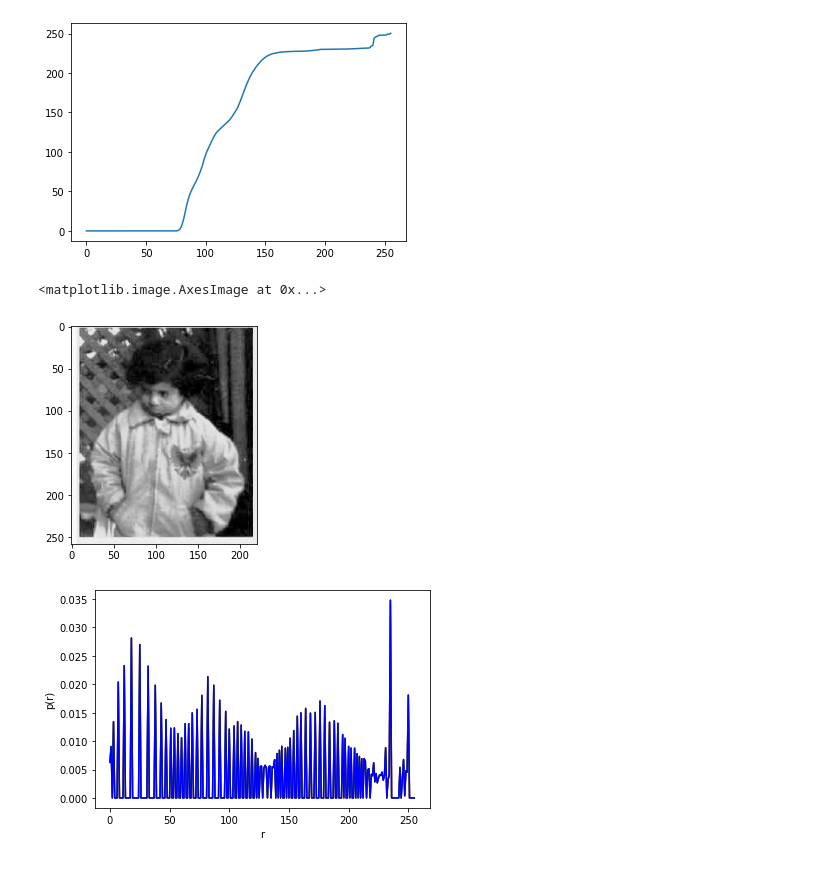
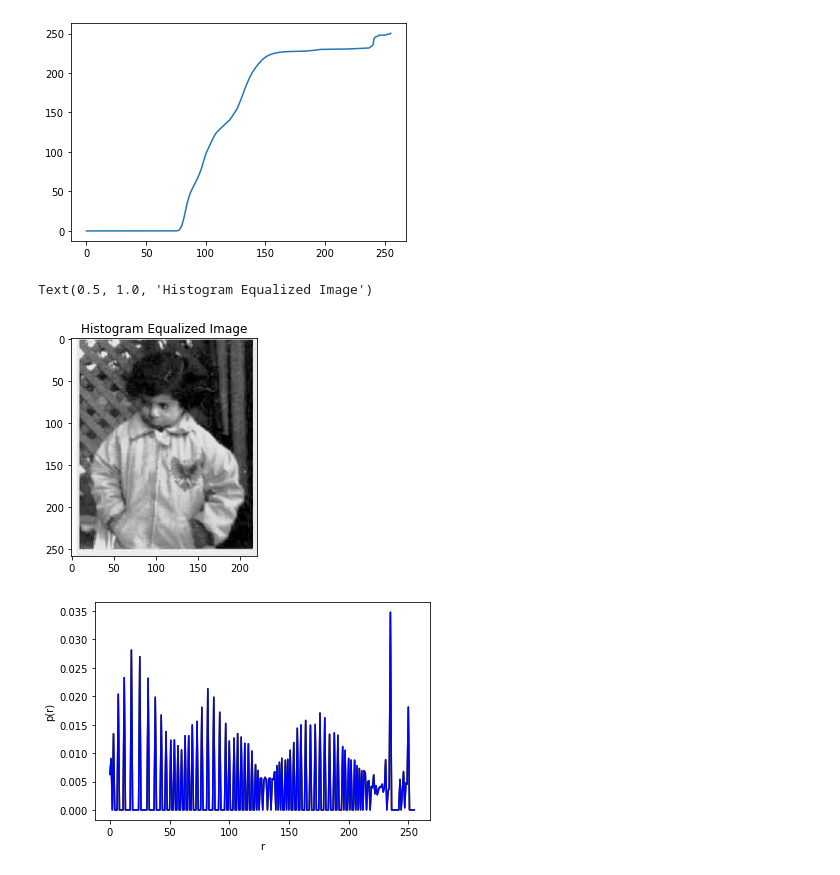
Before and after one commit to rad-mit/CS5102-Digital-Image-Processing-Project, a Jupyter notebook: Assignments/Assignment-5/DIP_Assignment_5.ipynb, the cells around one changed output. Drawn from its saved outputs; the diff is of its cells as text; code cells hidden in the pictures.

```diff
--- a/Assignments/Assignment-5/DIP_Assignment_5.ipynb
+++ b/Assignments/Assignment-5/DIP_Assignment_5.ipynb
@@ -129,9 +134,10 @@ for i in range(img_d_height):  # scan across row or height
 ## remapping in original image
 # %%
 plt.imshow(img_d[:, :, ::-1])
+plt.title("Histogram Equalized Image")
 # %% [output]
-<matplotlib.image.AxesImage at 0x...>
+Text(0.5, 1.0, 'Histogram Equalized Image')
-[figure, old version]
+[figure, new version]
 # %%
 hgd_r=[0]*256
 hgd_g=[0]*256
```
Also changed, not shown: parts of 7 cells of this notebook.
